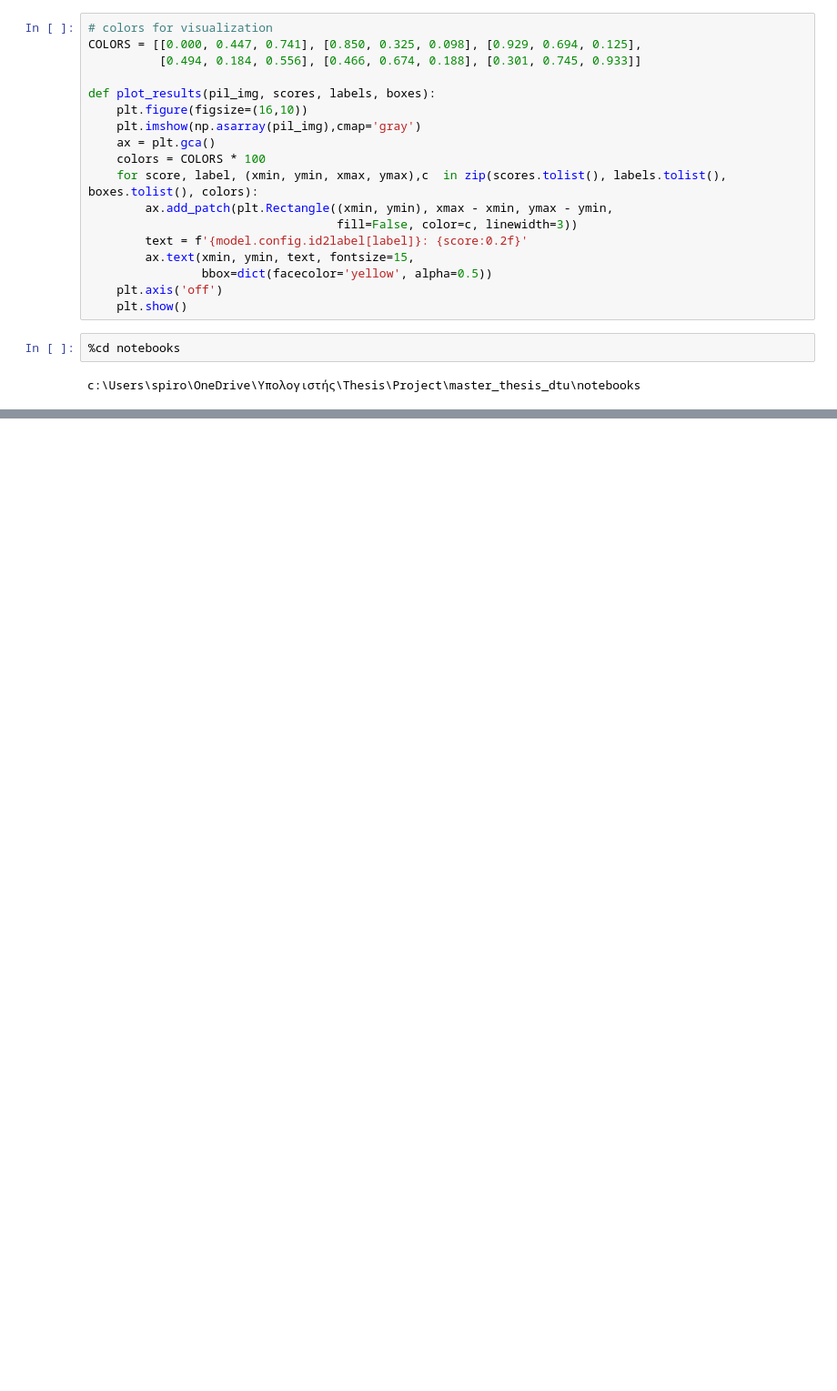
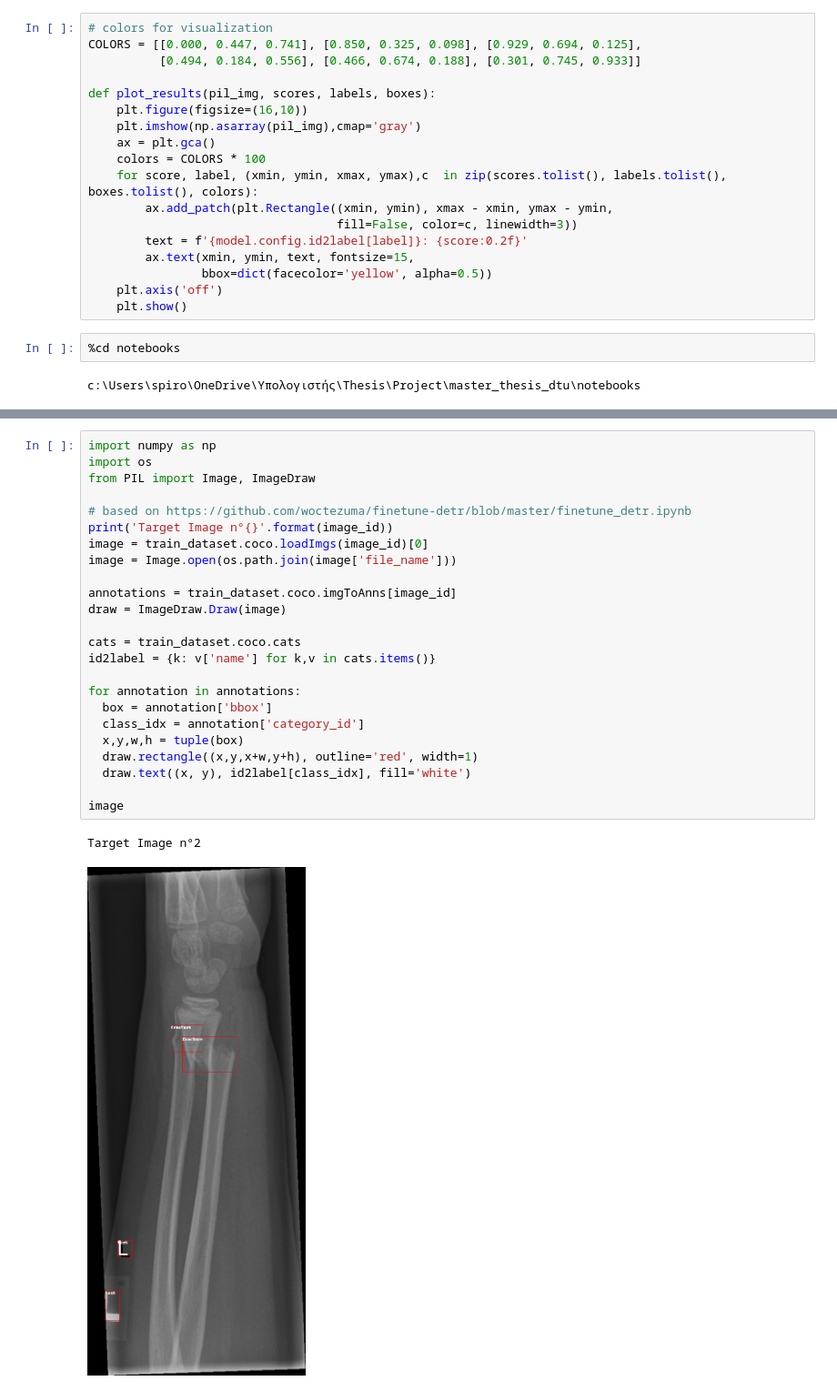
Before and after one commit to Spyros-Vl/master_thesis_dtu, a Jupyter notebook: notebooks/DETR_Results_Plots.ipynb, the cells around one changed output, grey strips where cells are left out. Shown at 91% size. Drawn from its saved outputs; the diff is of its cells as text; blank space fills up the shorter version.

```diff
--- a/notebooks/DETR_Results_Plots.ipynb
+++ b/notebooks/DETR_Results_Plots.ipynb
@@ -427,0 +464,27 @@ plot_results(image, results['scores'], results['labels'], results['boxes'])
+# %%
+import numpy as np
+import os
+from PIL import Image, ImageDraw
+
+# based on https://github.com/woctezuma/finetune-detr/blob/master/finetune_detr.ipynb
+print('Target Image n°{}'.format(image_id))
+image = train_dataset.coco.loadImgs(image_id)[0]
+image = Image.open(os.path.join(image['file_name']))
+
+annotations = train_dataset.coco.imgToAnns[image_id]
+draw = ImageDraw.Draw(image)
+
+cats = train_dataset.coco.cats
+id2label = {k: v['name'] for k,v in cats.items()}
+
+for annotation in annotations:
+  box = annotation['bbox']
+  class_idx = annotation['category_id']
+  x,y,w,h = tuple(box)
+  draw.rectangle((x,y,x+w,y+h), outline='red', width=1)
+  draw.text((x, y), id2label[class_idx], fill='white')
+
+image
+# %% [output]
+Target Image n°2
+[figure, added]
```
Also changed, not shown: parts of 10 cells of this notebook, 3 other files.
